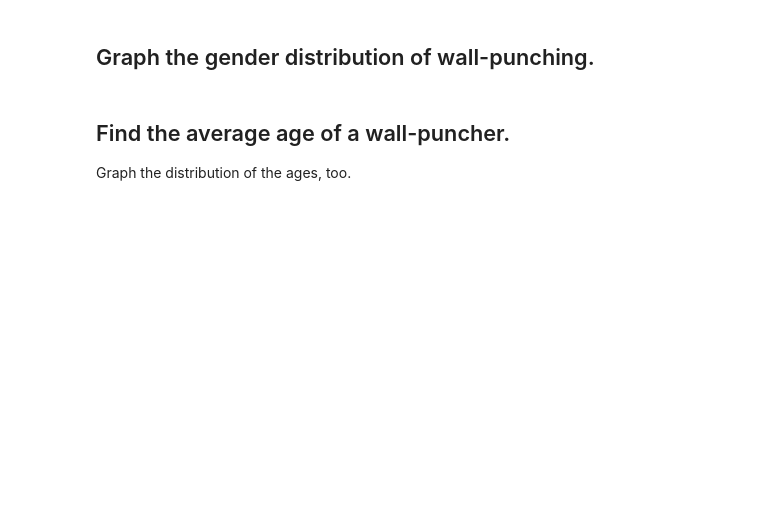
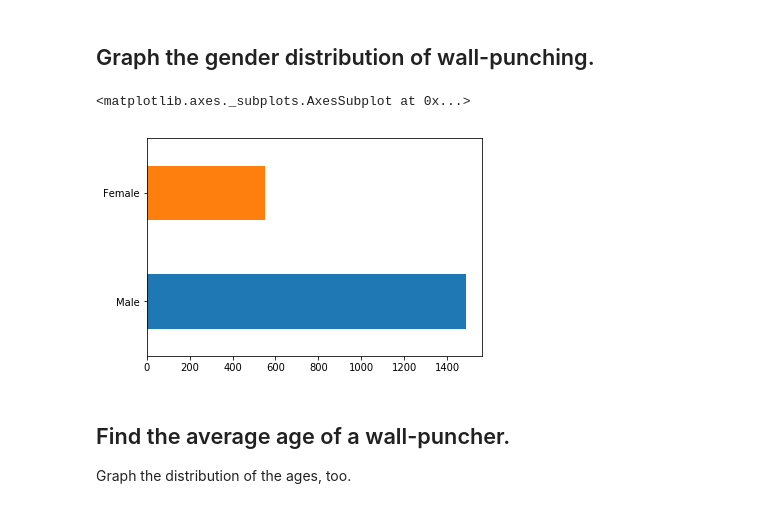
Before and after one commit to xeophin/lede-foundations, a Jupyter notebook: 06-classwork/NEISS - Question Set C.ipynb, the cells around one changed output. Drawn from its saved outputs; the diff is of its cells as text; code cells hidden in the pictures; blank space fills up the shorter version.

```diff
--- a/06-classwork/NEISS - Question Set C.ipynb
+++ b/06-classwork/NEISS - Question Set C.ipynb
@@ -96,5 +209,12 @@ Include phrases like "punched a wall" or "punch wall" or "punched ten thousand w
 # %% [markdown]
 ## Graph the gender distribution of wall-punching.
+# %%
+wall_punchers = df[df['Narrative_1'].str.contains('punch.*wall', case=False,
+                                            na=False)]
+wall_punchers['Sex'].value_counts().plot(kind='barh')
+# %% [output]
+<matplotlib.axes._subplots.AxesSubplot at 0x...>
+[figure, added]
 # %% [markdown]
 ## Find the average age of a wall-puncher.
 
```
Also changed, not shown: parts of 18 cells of this notebook.
